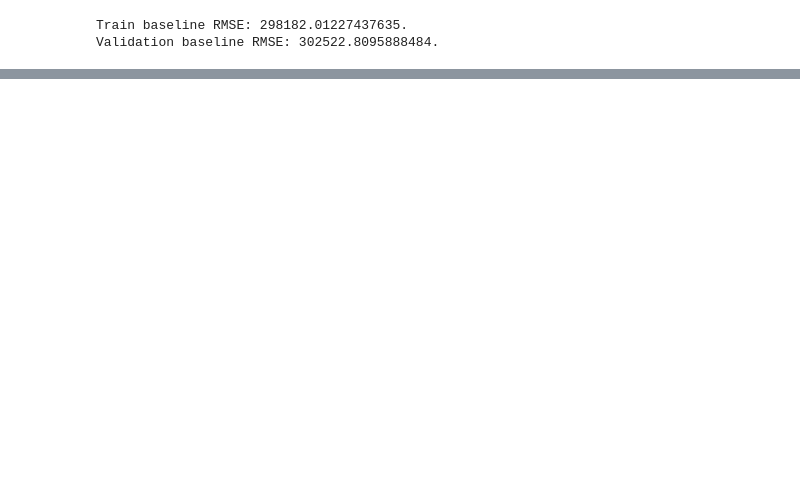
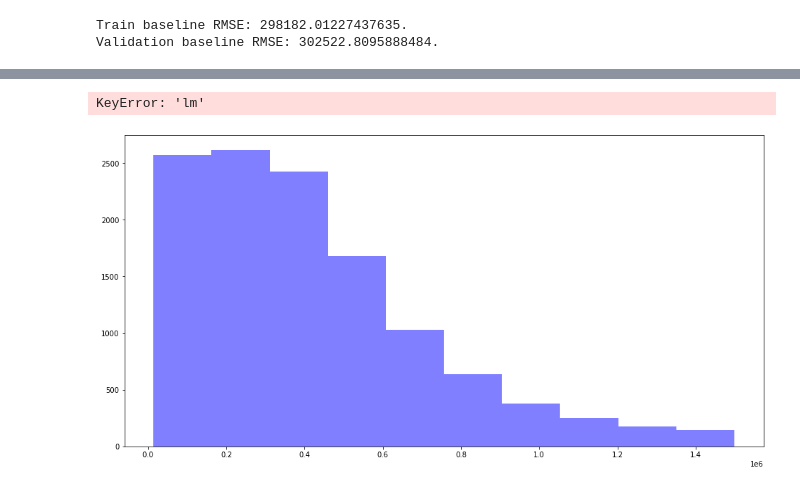
Before and after one commit to GladyBarrios/Zillow_Regression_Project, a Jupyter notebook: Project_rough_draft.ipynb, the cells around one changed output, grey strips where cells are left out. Cells and saved outputs as stored; diff of their text form; code cells hidden in the pictures; blank space fills up the shorter version.

```diff
--- a/Project_rough_draft.ipynb
+++ b/Project_rough_draft.ipynb
@@ -513,4 +530,4 @@ LassoLars()
 #Instantiate TweedieRegressor and fit
 glm = TweedieRegressor(power=0, alpha=1)
 
-glm.fit(X_train, y_train)
+glm.fit(X_train, y_train.taxvaluedollarcnt)
@@ -557,0 +597,17 @@ X_train.shape, X_validate.shape, X_test.shape
+# %%
+#Distribution of my models' predictions
+plt.figure(figsize=(16,8))
+
+plt.hist(y_validate['taxvaluedollarcnt'], color='blue', alpha=0.5, label='Actual Tip')
+plt.hist(y_validate['lm'], color='red', alpha=0.5, label='Linear Regression')
+plt.hist(y_validate['lars'], color='yellow', alpha=0.5, label='Lasso Lars')
+plt.hist(y_validate['glm'], color='green', alpha=0.5, label='Tweedie')
+plt.hist(y_validate['lm2'], color='grey', alpha=0.5, label='polynomial')
+
+plt.xlabel('Tip')
+plt.ylabel('Frequency')
+plt.title('Frequency of tip amounts by model')
+plt.legend()
+# %% [output]
+KeyError: 'lm'
+[figure, added]
```
Also changed, not shown: parts of 74 cells of this notebook, 3 other files.
